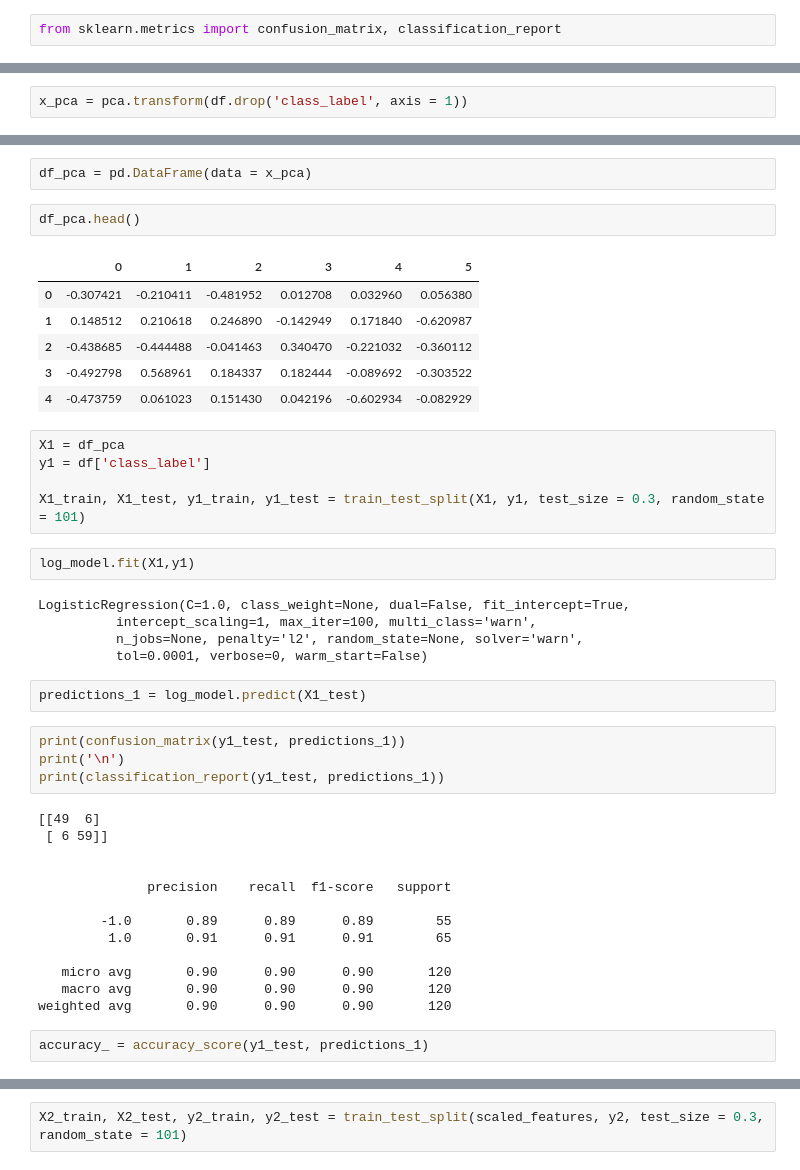
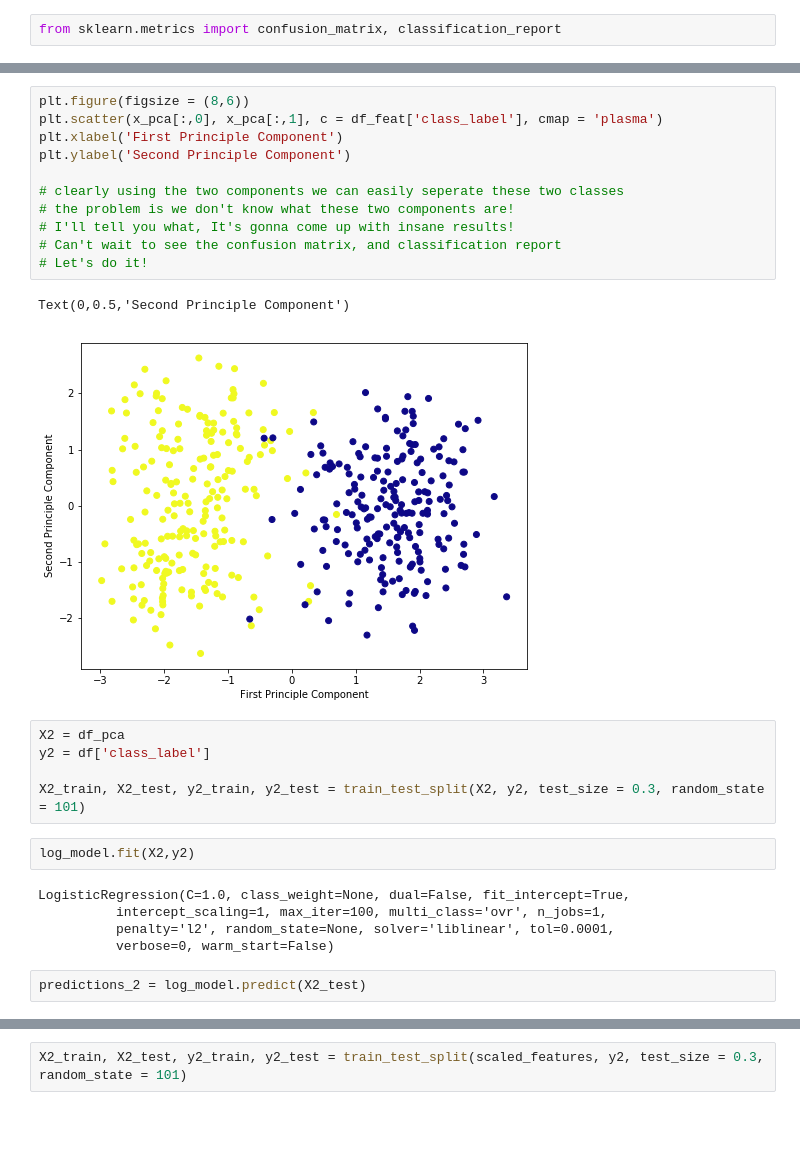
Before and after one commit to umairgillani93/DS-projects, a Jupyter notebook: Data_Set_Task_2.ipynb, the cells around one changed output, grey strips where cells are left out. Cells and saved outputs as stored; diff of their text form; blank space fills up the shorter version.

```diff
--- a/Data_Set_Task_2.ipynb
+++ b/Data_Set_Task_2.ipynb
@@ -363,2 +372,0 @@ PCA(copy=True, iterated_power='auto', n_components=6, random_state=None,
-# %%
-x_pca = pca.transform(df.drop('class_label', axis = 1))
@@ -369,44 +392,28 @@ x_pca.shape
-# %%
-df_pca = pd.DataFrame(data = x_pca)
-# %%
-df_pca.head()
-# %% [output]
-|  | 0 | 1 | 2 | 3 | 4 | 5 |
-| 0 | -0.307421 | -0.210411 | -0.481952 | 0.012708 | 0.032960 | 0.056380 |
-| 1 | 0.148512 | 0.210618 | 0.246890 | -0.142949 | 0.171840 | -0.620987 |
-| 2 | -0.438685 | -0.444488 | -0.041463 | 0.340470 | -0.221032 | -0.360112 |
-| 3 | -0.492798 | 0.568961 | 0.184337 | 0.182444 | -0.089692 | -0.303522 |
-| 4 | -0.473759 | 0.061023 | 0.151430 | 0.042196 | -0.602934 | -0.082929 |
+# %%
+plt.figure(figsize = (8,6))
+plt.scatter(x_pca[:,0], x_pca[:,1], c = df_feat['class_label'], cmap = 'plasma')
+plt.xlabel('First Principle Component')
+plt.ylabel('Second Principle Component')
+
+# clearly using the two components we can easily seperate these two classes
+# the problem is we don't know what these two components are!
+# I'll tell you what, It's gonna come up with insane results!
+# Can't wait to see the confusion matrix, and classification report
+# Let's do it!
+# %% [output]
+Text(0,0.5,'Second Principle Component')
+[figure, added]
 # %%
-X1 = df_pca
-y1 = df['class_label']
+X2 = df_pca
+y2 = df['class_label']
 
-X1_train, X1_test, y1_train, y1_test = train_test_split(X1, y1, test_size = 0.3, random_state = 101)
+X2_train, X2_test, y2_train, y2_test = train_test_split(X2, y2, test_size = 0.3, random_state = 101)
 # %%
-log_model.fit(X1,y1)
+log_model.fit(X2,y2)
 # %% [output]
 LogisticRegression(C=1.0, class_weight=None, dual=False, fit_intercept=True,
-          intercept_scaling=1, max_iter=100, multi_class='warn',
-          n_jobs=None, penalty='l2', random_state=None, solver='warn',
-          tol=0.0001, verbose=0, warm_start=False)
+          intercept_scaling=1, max_iter=100, multi_class='ovr', n_jobs=1,
+          penalty='l2', random_state=None, solver='liblinear', tol=0.0001,
+          verbose=0, warm_start=False)
 # %%
-predictions_1 = log_model.predict(X1_test)
+predictions_2 = log_model.predict(X2_test)
-# %%
-print(confusion_matrix(y1_test, predictions_1))
-print('\n')
-print(classification_report(y1_test, predictions_1))
-# %% [output]
-[[49  6]
- [ 6 59]]
-
-
-              precision    recall  f1-score   support
-
-        -1.0       0.89      0.89      0.89        55
-         1.0       0.91      0.91      0.91        65
-
-   micro avg       0.90      0.90      0.90       120
-   macro avg       0.90      0.90      0.90       120
-weighted avg       0.90      0.90      0.90       120
-# %%
-accuracy_ = accuracy_score(y1_test, predictions_1)
```
Also changed, not shown: parts of 51 cells of this notebook.
